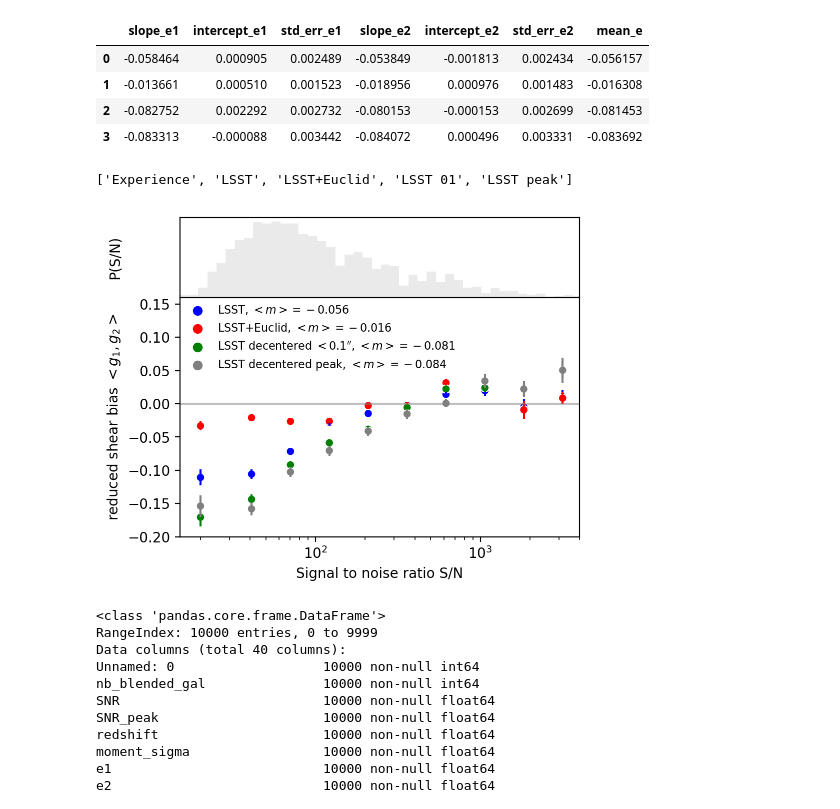
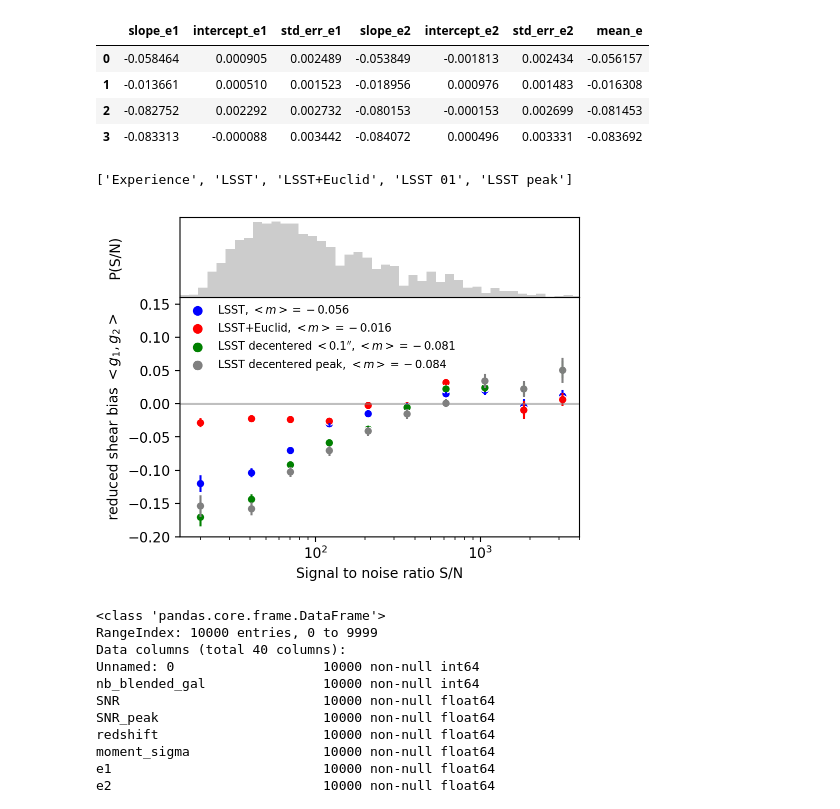
Before and after one commit to LSSTDESC/DeblenderVAE, a Jupyter notebook: notebooks/Plots_for_paper/Plots_Deblender_results_v5_test_miscenter-correct_exposures.ipynb, the cells around one changed output. Drawn from its saved outputs; the diff is of its cells as text; code cells hidden in the pictures.

```diff
--- a/notebooks/Plots_for_paper/Plots_Deblender_results_v5_test_miscenter-correct_exposures.ipynb
+++ b/notebooks/Plots_for_paper/Plots_Deblender_results_v5_test_miscenter-correct_exposures.ipynb
@@ -142,7 +142,7 @@ n_years = 5
 # %% [markdown]
 # LSST centered
 # %%
-df_lsst_centered = pd.read_csv('data/df_deb_centered_lsst_v2.csv', encoding = 'utf-8')
+df_lsst_centered = pd.read_csv('data_v2/df_deb_centered_lsst_v2.csv', encoding = 'utf-8')
 # %% [markdown]
 # LSST decentered 0.1
 # %%
@@ -1095,7 +1194,7 @@ improvement between each exp: [1.1872512704832863, 2.2218910009154014]
 # %% [markdown]
 # Bias
 # %%
-df_lsst_euclid = pd.read_csv('data/df_deb_centered_lsst_euclid__27.5_v2.csv', encoding = 'utf-8')
+df_lsst_euclid = pd.read_csv('data_v2/df_deb_centered_lsst_euclid__27.5_v2.csv', encoding = 'utf-8')
 # %%
 df_bias = pd.DataFrame()
 param = 'SNR'
@@ -1520,7 +1619,7 @@ xlim = (15,4000)
 xscale = 'log'
 
 
-sns.distplot(np.log10(df_lsst_centered[param]), ax=axes[0], color='0.8', kde = False)
+sns.distplot(np.log10(df_lsst_centered[param]), ax=axes[0], color='0.5', kde = False)
 axes[0].set_xlim(np.log10(xlim[0]), np.log10(xlim[1]))
 axes[0].set_ylabel('P(S/N)', fontsize = 10)
 axes[0].set_yticks([])
@@ -1555,35 +1654,35 @@ legend.append('LSST decentered peak, $<m> = -0.084$')
 x_coords = []
 y_coords = []
 
 for i, idx in enumerate (df_bias['bins_list']):
     x_coords.append(idx)
     y_coords.append(df_bias["mean_g"][i])
 
 colors = [palette_lsst[0]]*int(len(df_bias['bins_list'])/4) + [palette_lsst_euclid[0]]*int(len(df_bias['bins_list'])/4) + [palette_lsst_01[0]]*int(len(df_bias['bins_list'])/4) + [palette_lsst_peak[0]]*int(len(df_bias['bins_list'])/4)
 
 axis.errorbar(x_coords,
              y_coords,
              yerr=df_bias['mean_stderr'],
              ecolor=colors,
              fmt=' ')
 
 
 axis.legend(handles, legend, frameon=False, loc ='upper left', borderpad = 0.1, fontsize = 8)#, ncol=2)#, colors = ['steelblue','coral','blue','red'])
 axis.set_xlabel('Signal to noise ratio S/N', fontsize = 10)
 axis.axhline(0, color = 'grey', alpha = 0.5)
 axis.set_xscale(xscale)
 axis.set_xlim(xlim)
 axis.set_ylim(-0.2,0.16)
 axis.set_ylabel('reduced shear bias $<g_1, g_2>$', fontsize = 10)
 
 fig.align_ylabels(axes)
 fig.tight_layout()
 fig.subplots_adjust(wspace=0, hspace=0)
 
-fig.savefig('figures_v2/bias_v2.pdf', dpi = 300)
+fig.savefig('figures_v2/bias_v4.pdf', dpi = 300)
 # %% [output]
 ['Experience', 'LSST', 'LSST+Euclid', 'LSST 01', 'LSST peak']
-[figure, old version]
+[figure, new version]
 # %%
 df_lsst_centered.info()
 # %% [output]
```
Also changed, not shown: parts of 9 cells of this notebook, 19 other files.
